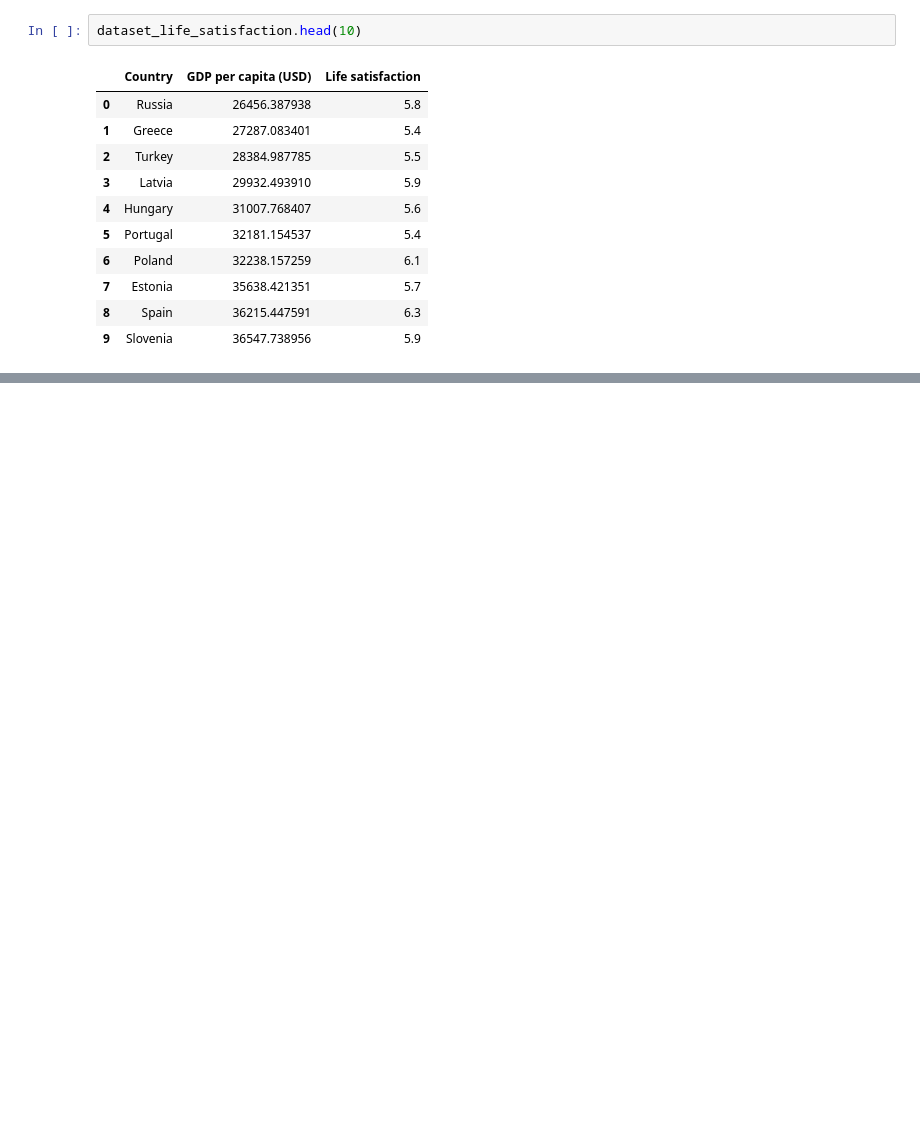
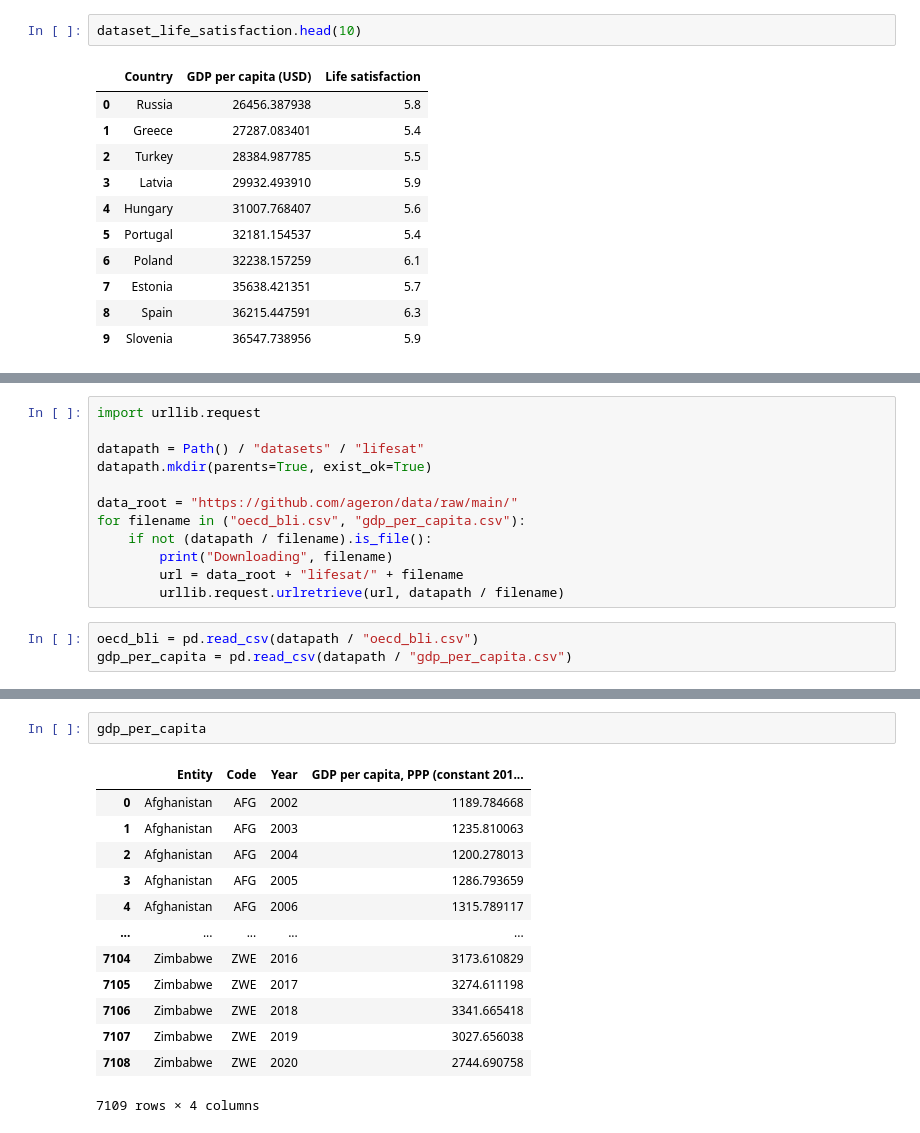
Before and after one commit to khaiwalVikrant/ai_ml_practice, a Jupyter notebook: heads_on_machine_learning/chapter_1.ipynb, the cells around one changed output, grey strips where cells are left out. Drawn from its saved outputs; the diff is of its cells as text; blank space fills up the shorter version.

```diff
--- a/heads_on_machine_learning/chapter_1.ipynb
+++ b/heads_on_machine_learning/chapter_1.ipynb
@@ -52,0 +107,15 @@ Name: GDP per capita (USD), dtype: float64
+# %%
+import urllib.request
+
+datapath = Path() / "datasets" / "lifesat"
+datapath.mkdir(parents=True, exist_ok=True)
+
+data_root = "https://github.com/ageron/data/raw/main/"
+for filename in ("oecd_bli.csv", "gdp_per_capita.csv"):
+    if not (datapath / filename).is_file():
+        print("Downloading", filename)
+        url = data_root + "lifesat/" + filename
+        urllib.request.urlretrieve(url, datapath / filename)
+# %%
+oecd_bli = pd.read_csv(datapath / "oecd_bli.csv")
+gdp_per_capita = pd.read_csv(datapath / "gdp_per_capita.csv")
@@ -52,0 +131,16 @@ Name: GDP per capita (USD), dtype: float64
+# %%
+gdp_per_capita
+# %% [output]
+|  | Entity | Code | Year | GDP per capita, PPP (constant 201... |
+| 0 | Afghanistan | AFG | 2002 | 1189.784668 |
+| 1 | Afghanistan | AFG | 2003 | 1235.810063 |
+| 2 | Afghanistan | AFG | 2004 | 1200.278013 |
+| 3 | Afghanistan | AFG | 2005 | 1286.793659 |
+| 4 | Afghanistan | AFG | 2006 | 1315.789117 |
+| ... | ... | ... | ... | ... |
+| 7104 | Zimbabwe | ZWE | 2016 | 3173.610829 |
+| 7105 | Zimbabwe | ZWE | 2017 | 3274.611198 |
+| 7106 | Zimbabwe | ZWE | 2018 | 3341.665418 |
+| 7107 | Zimbabwe | ZWE | 2019 | 3027.656038 |
+| 7108 | Zimbabwe | ZWE | 2020 | 2744.690758 |
+7109 rows × 4 columns
```
Also changed, not shown: parts of 12 cells of this notebook, 4 other files.
